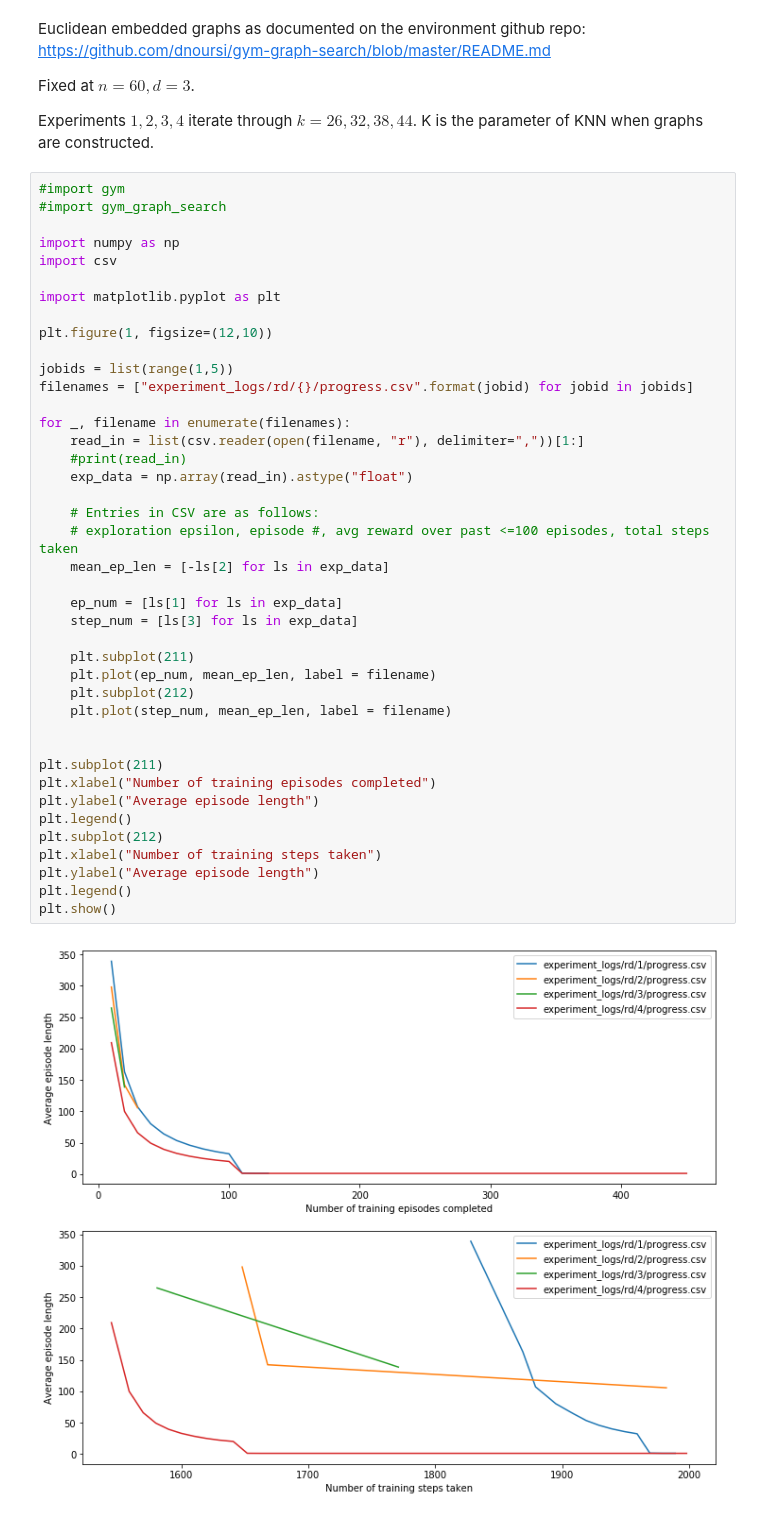
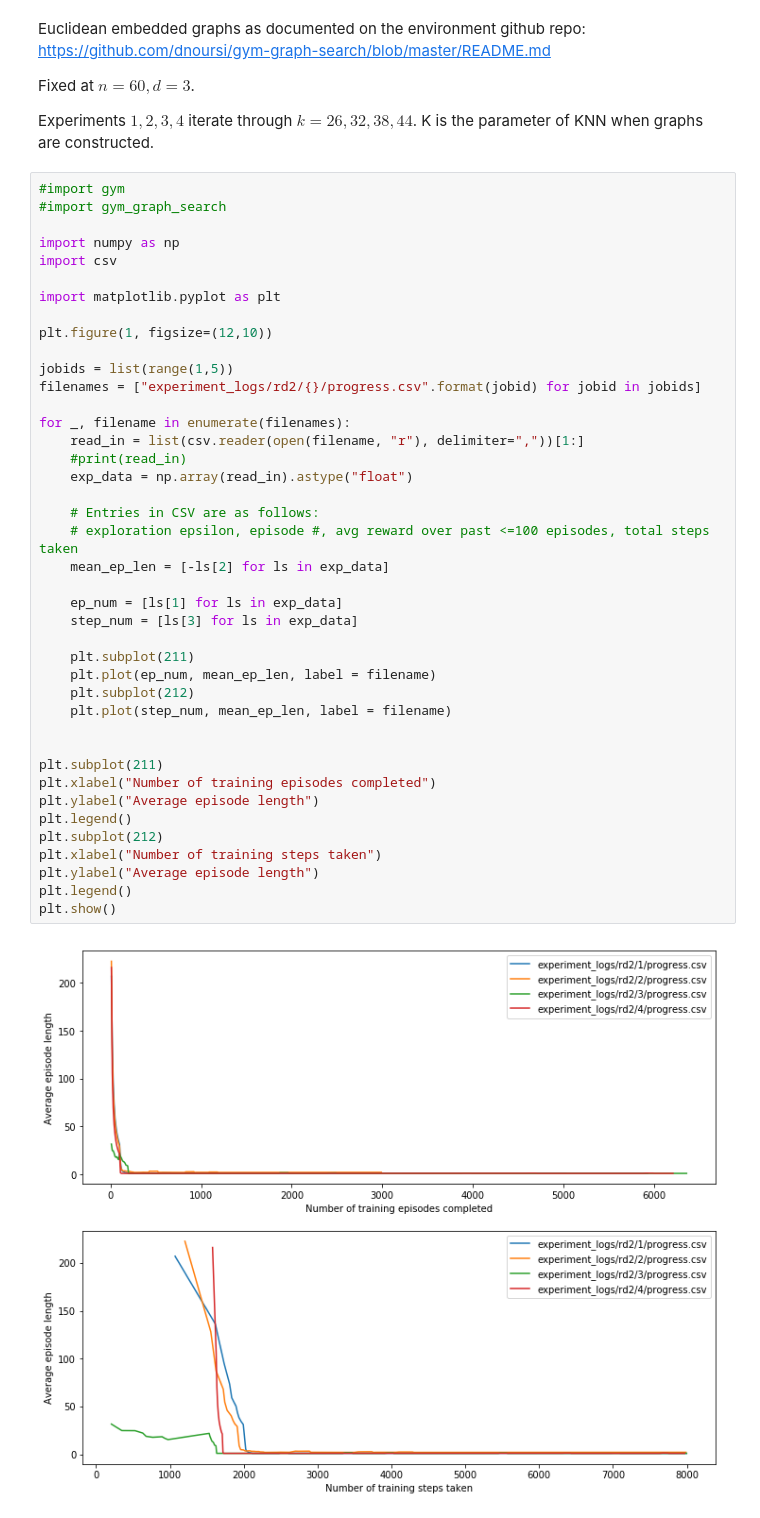
Before and after one commit to dnoursi/baselines, a Jupyter notebook: rd-graph-search-experiments.ipynb, the cells around one changed output. Cells and saved outputs as stored; diff of their text form.

Commit message:
Some more experiments

```diff
--- a/rd-graph-search-experiments.ipynb
+++ b/rd-graph-search-experiments.ipynb
@@ -16,34 +16,34 @@ import matplotlib.pyplot as plt
 plt.figure(1, figsize=(12,10))
 
 jobids = list(range(1,5))
-filenames = ["experiment_logs/rd/{}/progress.csv".format(jobid) for jobid in jobids]
+filenames = ["experiment_logs/rd2/{}/progress.csv".format(jobid) for jobid in jobids]
 
 for _, filename in enumerate(filenames):
     read_in = list(csv.reader(open(filename, "r"), delimiter=","))[1:]
     #print(read_in)
     exp_data = np.array(read_in).astype("float")
 
     # Entries in CSV are as follows:
     # exploration epsilon, episode #, avg reward over past <=100 episodes, total steps taken
     mean_ep_len = [-ls[2] for ls in exp_data]
 
     ep_num = [ls[1] for ls in exp_data]
     step_num = [ls[3] for ls in exp_data]
 
     plt.subplot(211)
     plt.plot(ep_num, mean_ep_len, label = filename)
     plt.subplot(212)
     plt.plot(step_num, mean_ep_len, label = filename)
 
 
 plt.subplot(211)
 plt.xlabel("Number of training episodes completed")
 plt.ylabel("Average episode length")
 plt.legend()
 plt.subplot(212)
 plt.xlabel("Number of training steps taken")
 plt.ylabel("Average episode length")
 plt.legend()
 plt.show()
 # %% [output]
-[figure, old version]
+[figure, new version]
```
Also changed, not shown: 1 other file.
